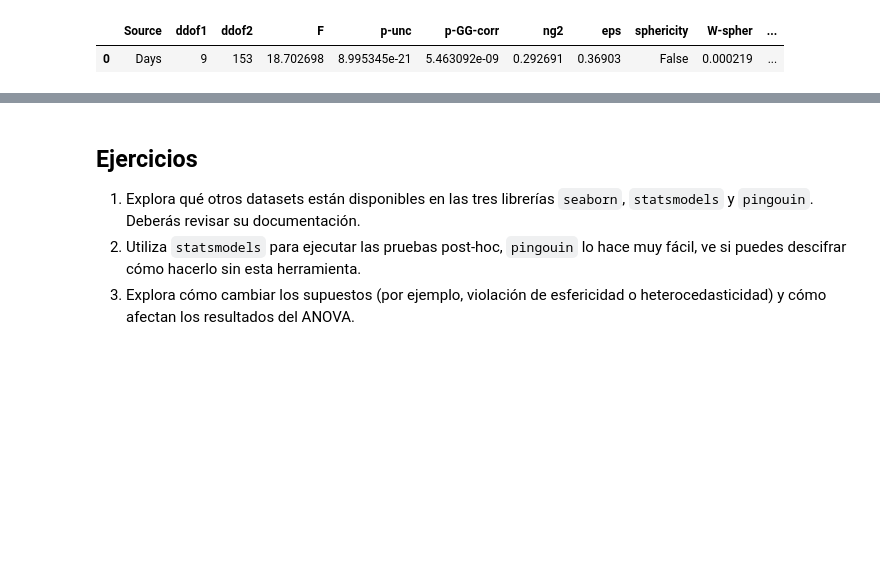
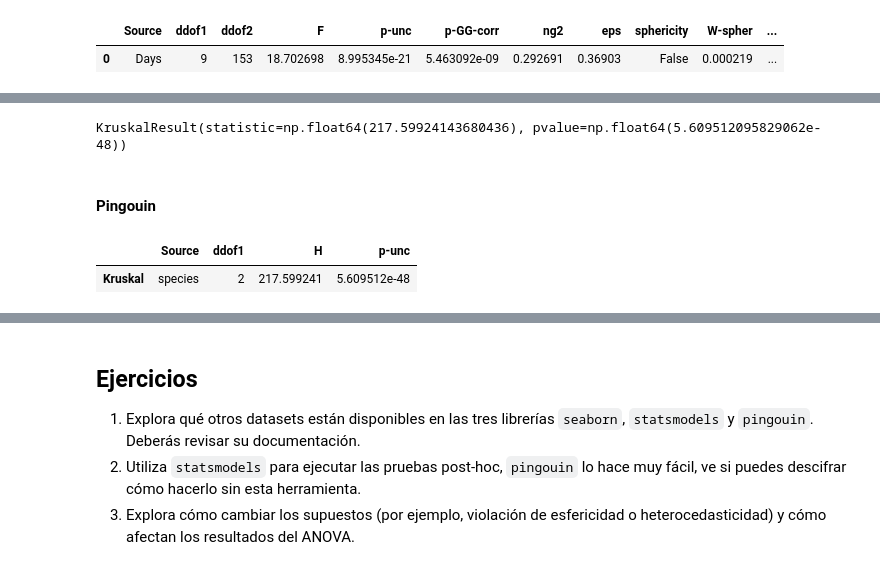
Before and after one commit to chrisdewa/curso_python, a Jupyter notebook: docs/_sources/unidad-5/tema-25-anova.ipynb, the cells around one changed output, grey strips where cells are left out. Cells and saved outputs as stored; diff of their text form; code cells hidden in the pictures; blank space fills up the shorter version.

```diff
--- a/docs/_sources/unidad-5/tema-25-anova.ipynb
+++ b/docs/_sources/unidad-5/tema-25-anova.ipynb
@@ -246,0 +257,21 @@ Podemos ver que el tiempo efectivamente varía en el tiempo para cada sujeto, co
+# %%
+clean_data = data.dropna(subset=['species', 'body_mass_g'])
+# esta es otra forma de extraer los grupos
+# primero agrupamos y seleccionamos la columna
+groups = clean_data.groupby('species')['body_mass_g']
+# luego extraemos los grupos
+adelie = groups.get_group('Adelie')
+chinstrap = groups.get_group('Chinstrap')
+gentoo = groups.get_group('Gentoo')
+
+stats.kruskal(adelie, chinstrap, gentoo)
+# %% [output]
+KruskalResult(statistic=np.float64(217.59924143680436), pvalue=np.float64(5.609512095829062e-48))
+# %% [markdown]
+#### Pingouin
+# %%
+# la sintaxis es muy parecida al anova
+pg.kruskal(data, dv='body_mass_g', between='species', detailed=True)
+# %% [output]
+|  | Source | ddof1 | H | p-unc |
+| Kruskal | species | 2 | 217.599241 | 5.609512e-48 |
```
Also changed, not shown: parts of 9 cells of this notebook, 9 other files.
